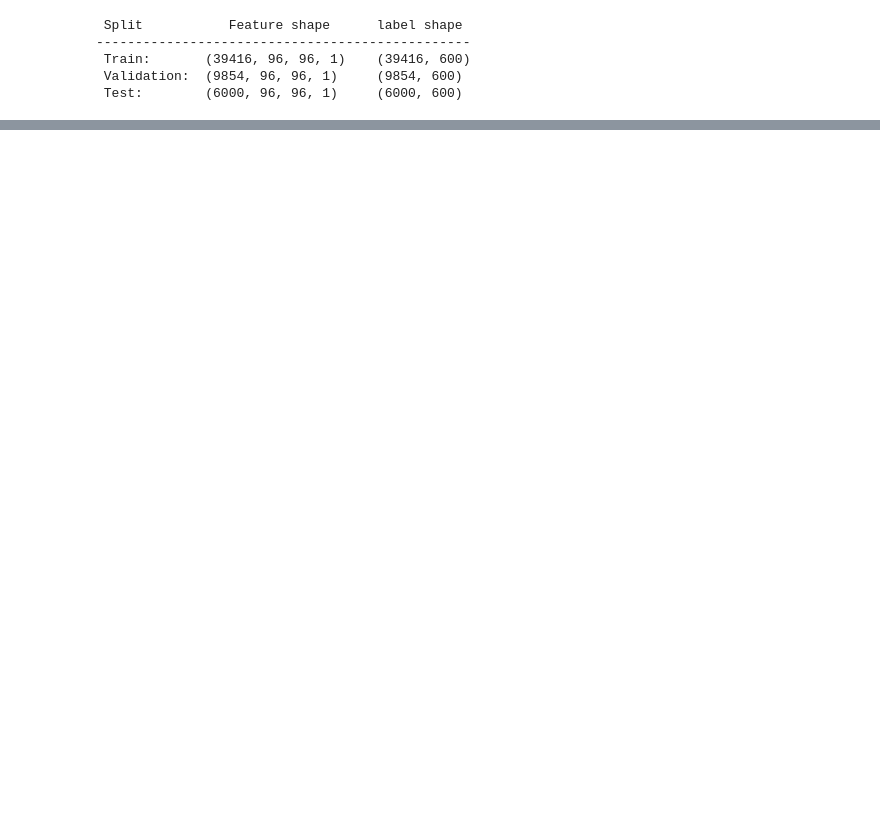
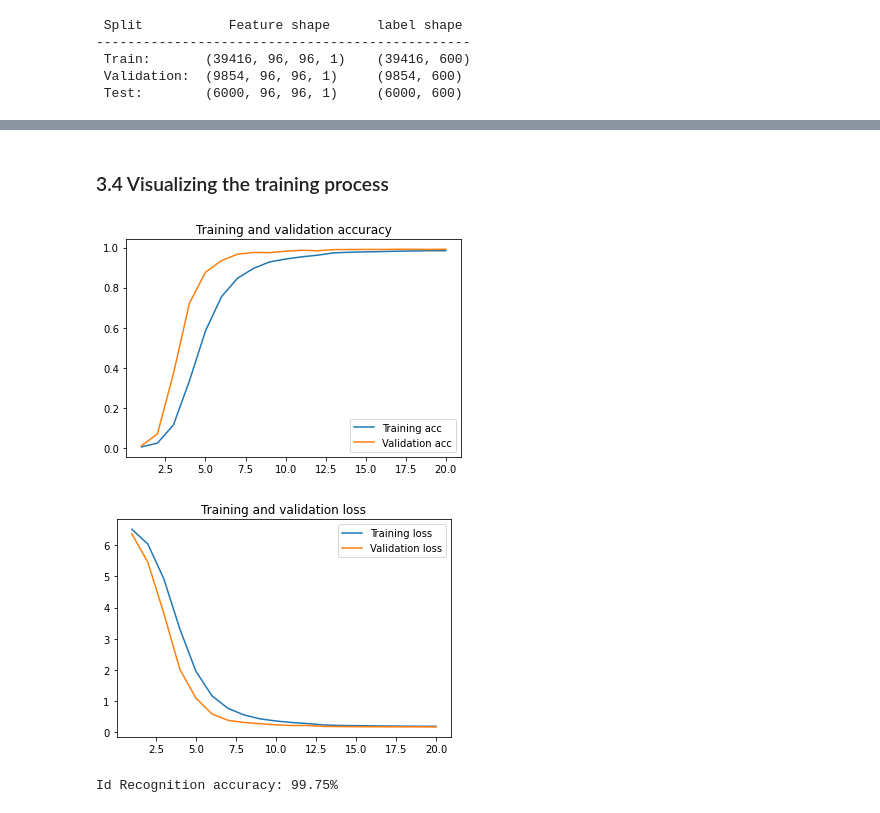
Before and after one commit to kimurarh/fingerprint-detection, a Jupyter notebook: src/Contact-Fingerprint-Detection.ipynb, the cells around one changed output, grey strips where cells are left out. Saved outputs shown, nothing was run; the diff lists cells and outputs as text; code cells hidden in the pictures; blank space fills up the shorter version.

```diff
--- a/src/Contact-Fingerprint-Detection.ipynb
+++ b/src/Contact-Fingerprint-Detection.ipynb
@@ -180,0 +235,20 @@ ___
+# %%
+ReduceLR_minlr = 1e-9
+epochs = 20
+batch_size = 64
+
+CallBack = [
+    callbacks.EarlyStopping(monitor='val_accuracy', patience=10, mode='max', verbose=1),
+    callbacks.ReduceLROnPlateau(factor=0.1, patience=1, min_lr=ReduceLR_minlr, verbose=1),
+    callbacks.TensorBoard(log_dir="./log_dir/")]
+
+start_time = datetime.now()
+history = model.fit(X_train, y_train,
+                    batch_size = batch_size,
+                    epochs = epochs,
+                    validation_data = (X_val, y_val),
+                    verbose = 1,
+                    callbacks= CallBack)
+end_time = datetime.now()
+
+print(f"\nExecution Time: {end_time - start_time}")
@@ -180,0 +273,28 @@ ___
+# %% [markdown]
+### 3.4 Visualizing the training process
+# %%
+acc = history.history['accuracy']
+val_acc = history.history['val_accuracy']
+loss = history.history['loss']
+val_loss = history.history['val_loss']
+
+epochs = range(1, len(acc) + 1)
+# plot figures models
+plt.figure()
+plt.plot(epochs, acc, label='Training acc')
+plt.plot(epochs, val_acc, label='Validation acc')
+plt.title('Training and validation accuracy')
+plt.legend()
+plt.figure()
+plt.plot(epochs, loss,  label='Training loss')
+plt.plot(epochs, val_loss, label='Validation loss')
+plt.title('Training and validation loss')
+plt.legend()
+plt.show()
+
+testing_acc = model.evaluate([X_test], [y_test], verbose=0)
+print(f"Id Recognition accuracy: {testing_acc[1]*100:.2f}%")
+# %% [output]
+[figure, added]
+[figure, added]
+Id Recognition accuracy: 99.75%
```
Also changed, not shown: parts of 12 cells of this notebook.
